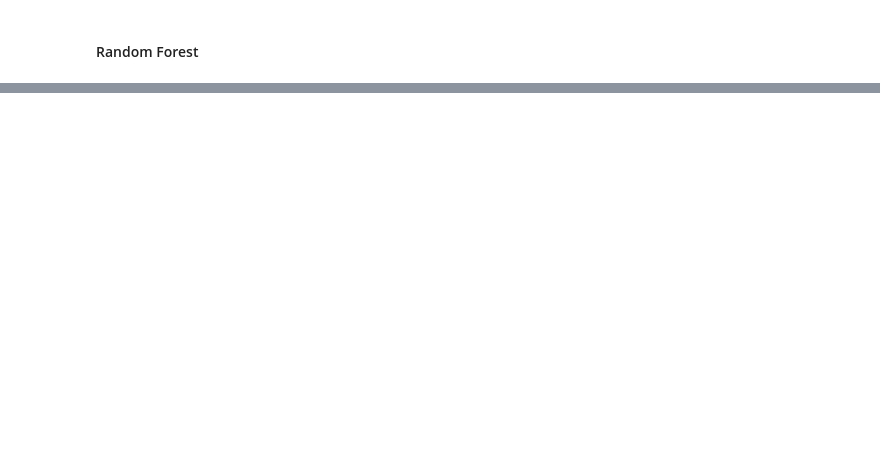
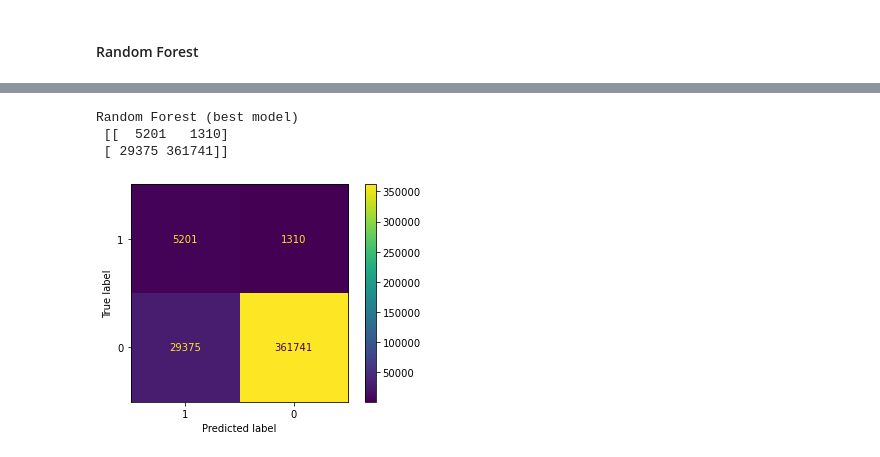
Before and after one commit to YinterestingProjects/milestone_2, a Jupyter notebook: modeling/5_tuning_import_DecisionTree2.ipynb, the cells around one changed output, grey strips where cells are left out. Cells and saved outputs as stored; diff of their text form; code cells hidden in the pictures; blank space fills up the shorter version.

```diff
--- a/modeling/5_tuning_import_DecisionTree2.ipynb
+++ b/modeling/5_tuning_import_DecisionTree2.ipynb
@@ -185,0 +223,14 @@ if outputs:
+# %%
+outputs = True
+rf_predicted = rf_pipe.predict(X_test)
+confusion = confusion_matrix(y_test, rf_predicted, labels = [1,0])
+if outputs:
+    print('Random Forest (best model)\n', confusion)
+cm_display = ConfusionMatrixDisplay(confusion, display_labels=[1,0])
+if outputs:
+    cm_display.plot()
+# %% [output]
+Random Forest (best model)
+ [[  5201   1310]
+ [ 29375 361741]]
+[figure, added]
```
Also changed, not shown: parts of 5 cells of this notebook, 2 other files.
